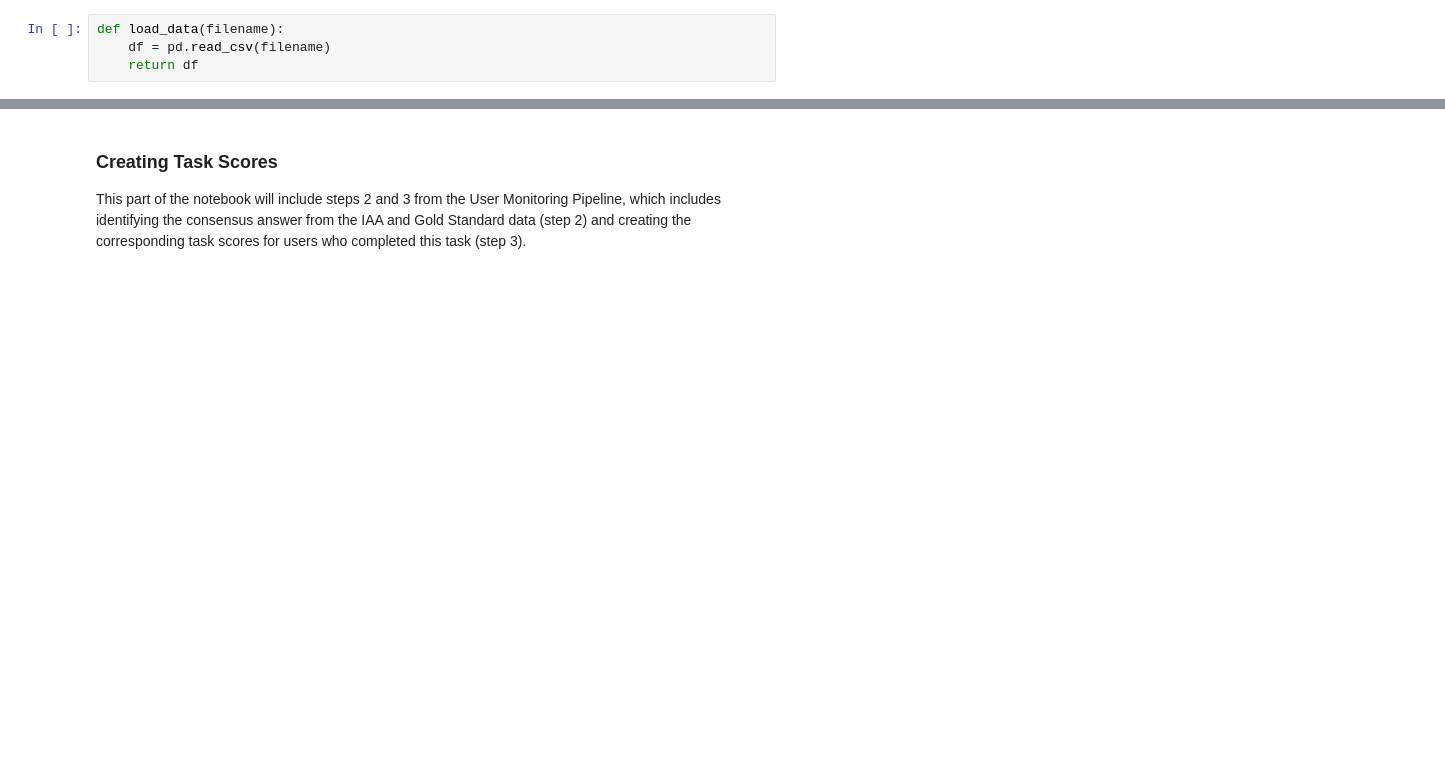
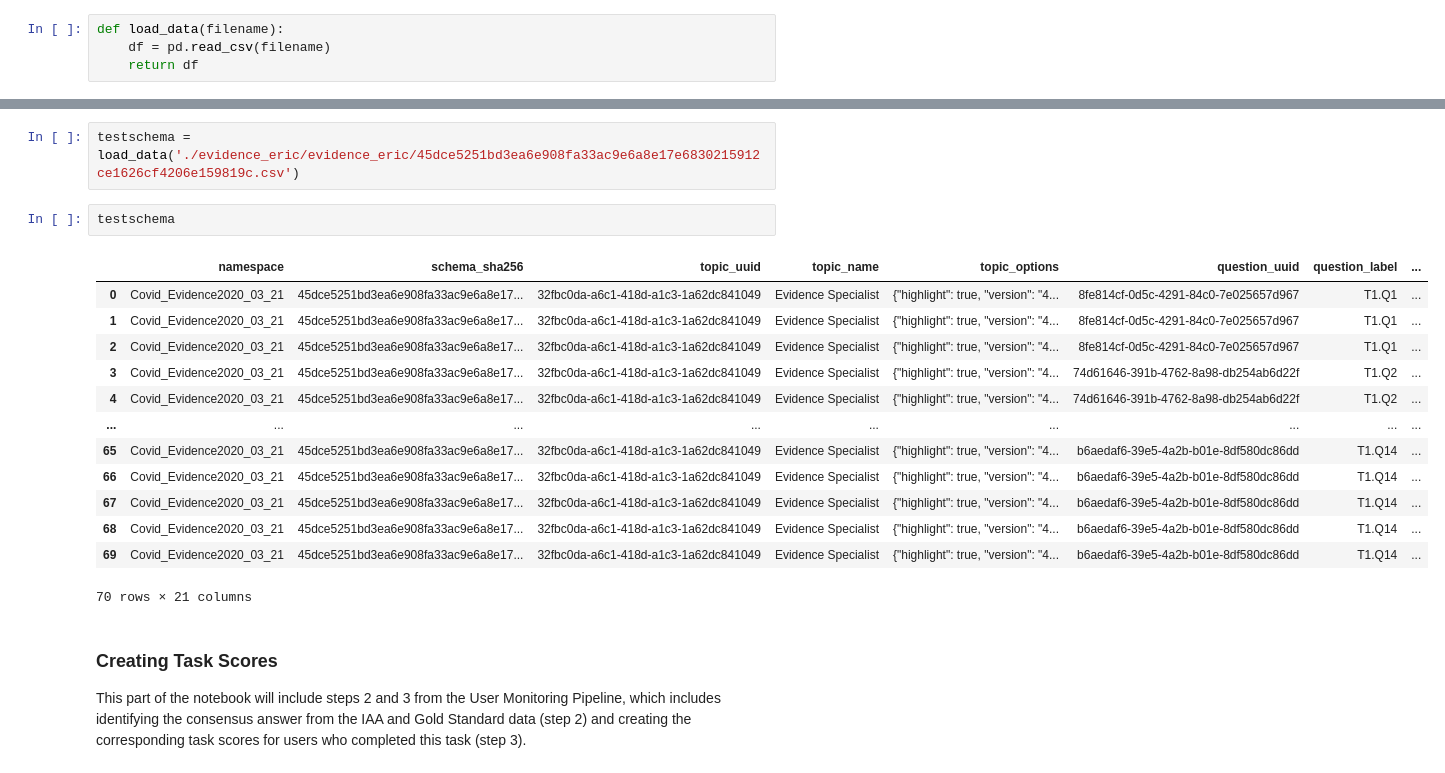
Before and after one commit to ethanpang5/user-monitoring, a Jupyter notebook: ucs-update-algorithm/pipeline.ipynb, the cells around one changed output, grey strips where cells are left out. Saved outputs shown, nothing was run; the diff lists cells and outputs as text; blank space fills up the shorter version.

```diff
--- a/ucs-update-algorithm/pipeline.ipynb
+++ b/ucs-update-algorithm/pipeline.ipynb
@@ -242,3 +260,21 @@ def load_data(filename):
+# %%
+testschema = load_data('./evidence_eric/evidence_eric/45dce5251bd3ea6e908fa33ac9e6a8e17e6830215912ce1626cf4206e159819c.csv')
+# %%
+testschema
+# %% [output]
+|  | namespace | schema_sha256 | topic_uuid | topic_name | topic_options | question_uuid | question_label | ... |
+| 0 | Covid_Evidence2020_03_21 | 45dce5251bd3ea6e908fa33ac9e6a8e17... | 32fbc0da-a6c1-418d-a1c3-1a62dc841049 | Evidence Specialist | {"highlight": true, "version": "4... | 8fe814cf-0d5c-4291-84c0-7e025657d967 | T1.Q1 | ... |
+| 1 | Covid_Evidence2020_03_21 | 45dce5251bd3ea6e908fa33ac9e6a8e17... | 32fbc0da-a6c1-418d-a1c3-1a62dc841049 | Evidence Specialist | {"highlight": true, "version": "4... | 8fe814cf-0d5c-4291-84c0-7e025657d967 | T1.Q1 | ... |
+| 2 | Covid_Evidence2020_03_21 | 45dce5251bd3ea6e908fa33ac9e6a8e17... | 32fbc0da-a6c1-418d-a1c3-1a62dc841049 | Evidence Specialist | {"highlight": true, "version": "4... | 8fe814cf-0d5c-4291-84c0-7e025657d967 | T1.Q1 | ... |
+| 3 | Covid_Evidence2020_03_21 | 45dce5251bd3ea6e908fa33ac9e6a8e17... | 32fbc0da-a6c1-418d-a1c3-1a62dc841049 | Evidence Specialist | {"highlight": true, "version": "4... | 74d61646-391b-4762-8a98-db254ab6d22f | T1.Q2 | ... |
+| 4 | Covid_Evidence2020_03_21 | 45dce5251bd3ea6e908fa33ac9e6a8e17... | 32fbc0da-a6c1-418d-a1c3-1a62dc841049 | Evidence Specialist | {"highlight": true, "version": "4... | 74d61646-391b-4762-8a98-db254ab6d22f | T1.Q2 | ... |
+| ... | ... | ... | ... | ... | ... | ... | ... | ... |
+| 65 | Covid_Evidence2020_03_21 | 45dce5251bd3ea6e908fa33ac9e6a8e17... | 32fbc0da-a6c1-418d-a1c3-1a62dc841049 | Evidence Specialist | {"highlight": true, "version": "4... | b6aedaf6-39e5-4a2b-b01e-8df580dc86dd | T1.Q14 | ... |
+| 66 | Covid_Evidence2020_03_21 | 45dce5251bd3ea6e908fa33ac9e6a8e17... | 32fbc0da-a6c1-418d-a1c3-1a62dc841049 | Evidence Specialist | {"highlight": true, "version": "4... | b6aedaf6-39e5-4a2b-b01e-8df580dc86dd | T1.Q14 | ... |
+| 67 | Covid_Evidence2020_03_21 | 45dce5251bd3ea6e908fa33ac9e6a8e17... | 32fbc0da-a6c1-418d-a1c3-1a62dc841049 | Evidence Specialist | {"highlight": true, "version": "4... | b6aedaf6-39e5-4a2b-b01e-8df580dc86dd | T1.Q14 | ... |
+| 68 | Covid_Evidence2020_03_21 | 45dce5251bd3ea6e908fa33ac9e6a8e17... | 32fbc0da-a6c1-418d-a1c3-1a62dc841049 | Evidence Specialist | {"highlight": true, "version": "4... | b6aedaf6-39e5-4a2b-b01e-8df580dc86dd | T1.Q14 | ... |
+| 69 | Covid_Evidence2020_03_21 | 45dce5251bd3ea6e908fa33ac9e6a8e17... | 32fbc0da-a6c1-418d-a1c3-1a62dc841049 | Evidence Specialist | {"highlight": true, "version": "4... | b6aedaf6-39e5-4a2b-b01e-8df580dc86dd | T1.Q14 | ... |
+70 rows × 21 columns
 # %% [markdown]
 ### Creating Task Scores
 This part of the notebook will include steps 2 and 3 from the User Monitoring Pipeline, which includes identifying the consensus answer from the IAA and Gold Standard data (step 2) and creating the corresponding task scores for users who completed this task (step 3).
```
Also changed, not shown: parts of 40 cells of this notebook, 7 other files.
